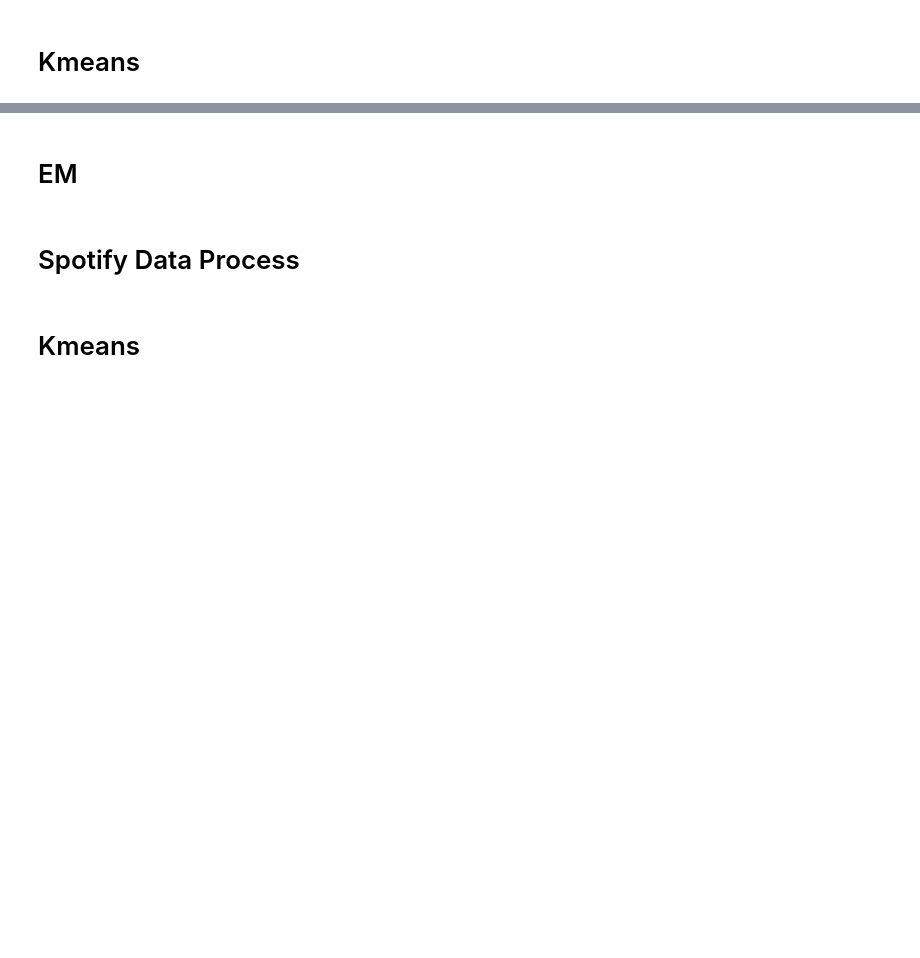
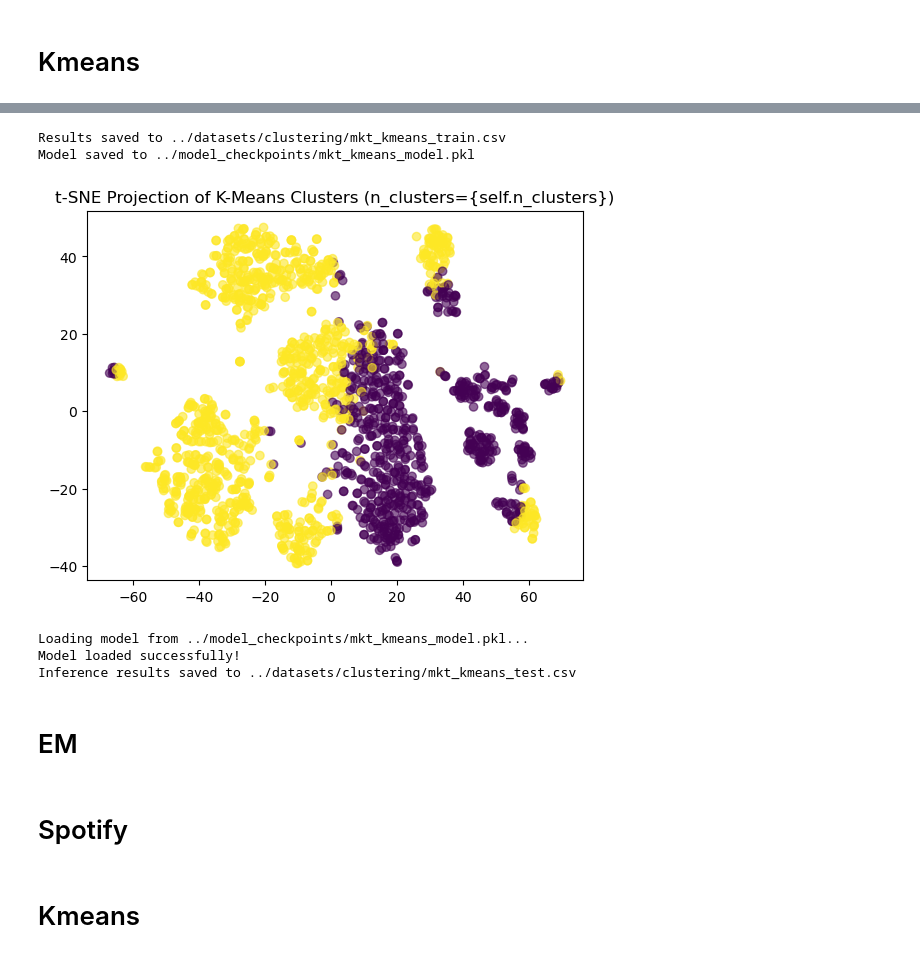
Before and after one commit to JohhnnyKeepWalking985/ML-HW3, a Jupyter notebook: clustering/clustering_exploration.ipynb, the cells around one changed output, grey strips where cells are left out. Cells and saved outputs as stored; diff of their text form; code cells hidden in the pictures; blank space fills up the shorter version.

```diff
--- a/clustering/clustering_exploration.ipynb
+++ b/clustering/clustering_exploration.ipynb
@@ -54,7 +51,29 @@ final_model.plot_clusters()
+# %%
+
+kmeans = KMeansClustering(n_clusters=best_k, save_data=True)
+labels = kmeans.fit(df)
+
+kmeans.save_results()
+kmeans.save_model()
+
+kmeans.plot_clusters()
+# %% [output]
+Results saved to ../datasets/clustering/mkt_kmeans_train.csv
+Model saved to ../model_checkpoints/mkt_kmeans_model.pkl
+[figure, added]
+# %%
+dataset_path = "../datasets/cleaned_data/mkt_camp_v1/test.csv"
+df = pd.read_csv(dataset_path)
+
+KMeansClustering.inference("../model_checkpoints/mkt_kmeans_model.pkl", df)
+# %% [output]
+Loading model from ../model_checkpoints/mkt_kmeans_model.pkl...
+Model loaded successfully!
+Inference results saved to ../datasets/clustering/mkt_kmeans_test.csv
 # %% [markdown]
 # EM
 # %% [markdown]
-# Spotify Data Process
+# Spotify
 # %% [markdown]
 # Kmeans
 # %% [markdown]
```
Also changed, not shown: parts of 4 cells of this notebook, 6 other files.
